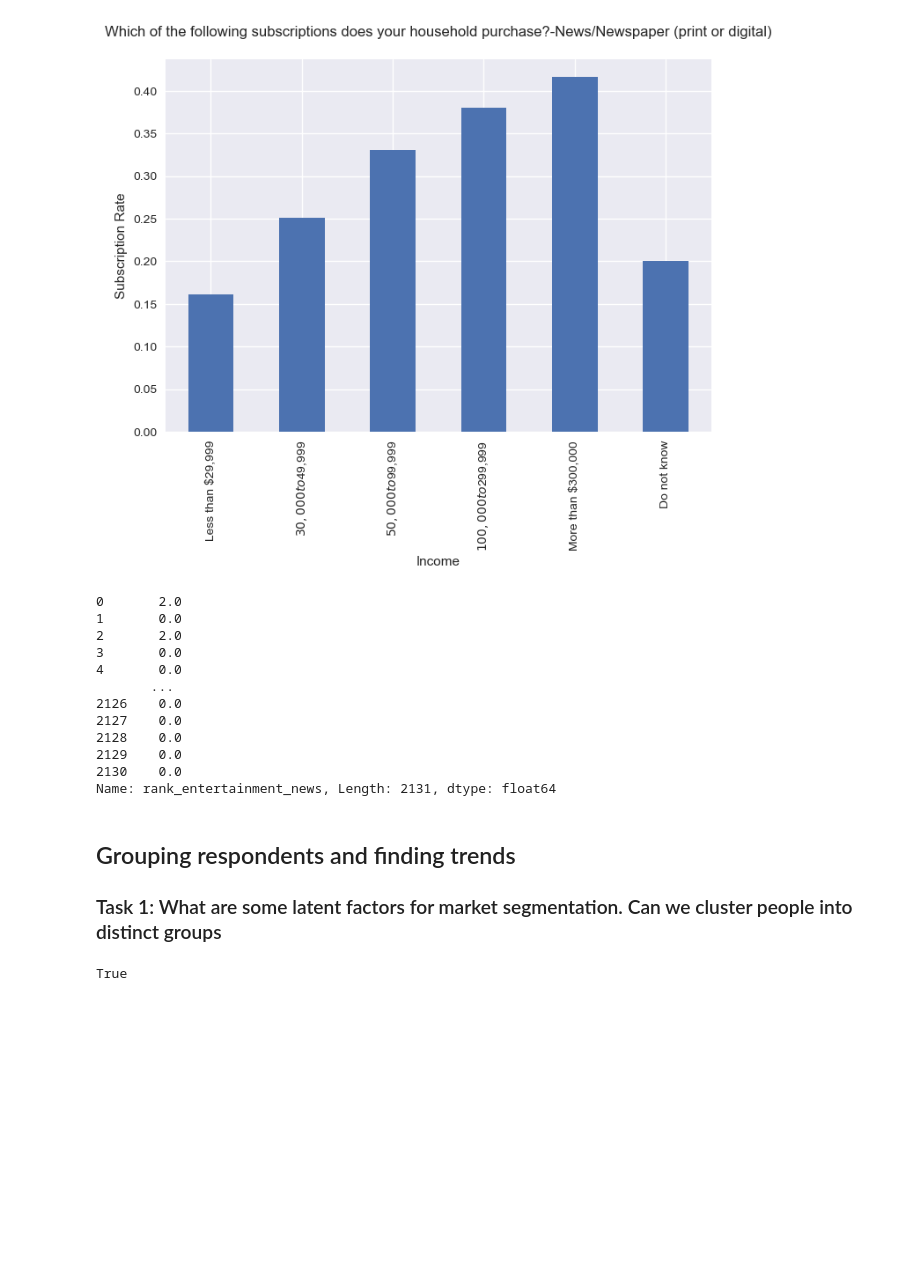
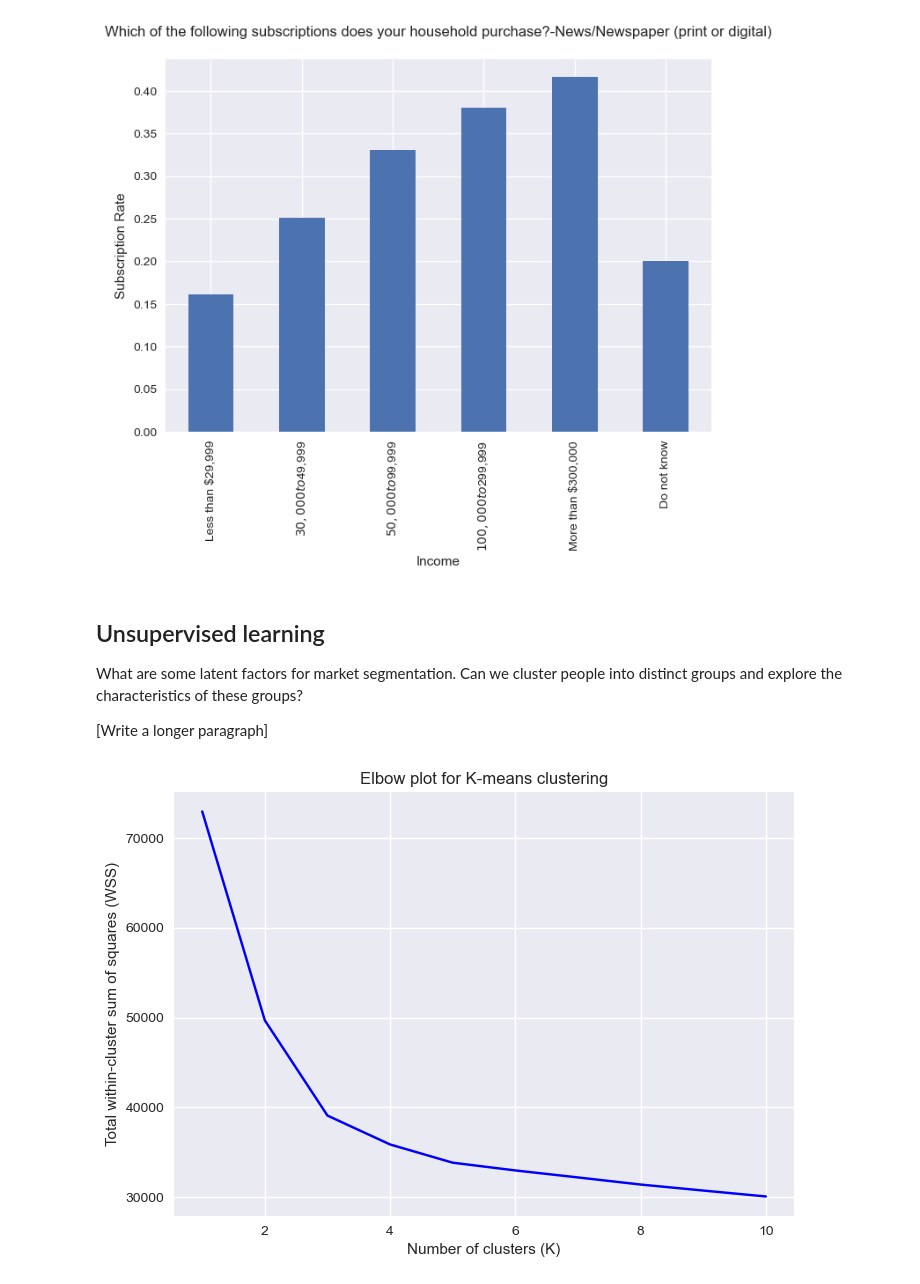
Before and after one commit to abhilashbiswas/customer_segmentation_for_news_outlet, a Jupyter notebook: eda.ipynb, the cells around one changed output. Drawn from its saved outputs; the diff is of its cells as text; code cells hidden in the pictures; blank space fills up the shorter version.

```diff
--- a/eda.ipynb
+++ b/eda.ipynb
@@ -199,25 +197,12 @@ plt.xlabel('Income'); plt.ylabel('Subscription Rate')
 plt.show()
 # %% [output]
 [figure]
-# %%
-df['rank_entertainment_news']
-# %% [output]
-0       2.0
-1       0.0
-2       2.0
-3       0.0
-4       0.0
-       ...
-2126    0.0
-2127    0.0
-2128    0.0
-2129    0.0
-2130    0.0
-Name: rank_entertainment_news, Length: 2131, dtype: float64
 # %% [markdown]
-## Grouping respondents and finding trends
+## Unsupervised learning
 
-### Task 1: What are some latent factors for market segmentation. Can we cluster people into distinct groups
+What are some latent factors for market segmentation. Can we cluster people into distinct groups and explore the characteristics of these groups?
+
+[Write a longer paragraph]
 # %%
 # normalize the age data
 df['age_norm'] = (df.age - df.age.mean()) / df.age.std()
@@ -264,10 +249,29 @@ df['ethnicity'] = df['ethnicity'].map(ethnicity_map)
 
 clustering_vars = (willing_to_pay_vars + demographic_vars + ['ethnicity', 'children'] + [col for col in df.columns if 'plan_to_purchase' in col] +
                    [col for col in df.columns if 'home_entertainment' in col or 'subscriber' in col])
-# %%
-'willing_to_pay_no_ads_news' in df.columns
-# %% [output]
-True
+# %%
+# Make elbow plot to choose K
+
+X = df[clustering_vars]
+
+# Define the range of K values to test
+K_range = range(1, 11)
+
+# Run the K-means algorithm for each value of K
+WSS = []
+for k in K_range:
+    kmeans = KMeans(n_clusters=k)
+    kmeans.fit(X)
+    WSS.append(kmeans.inertia_)
+
+# Plot the elbow plot
+plt.plot(K_range, WSS, 'bx-')
+plt.xlabel('Number of clusters (K)')
+plt.ylabel('Total within-cluster sum of squares (WSS)')
+plt.title('Elbow plot for K-means clustering')
+plt.show()
+# %% [output]
+[figure, added]
 # %%
 from sklearn.cluster import KMeans
 from sklearn.preprocessing import OneHotEncoder
```
Also changed, not shown: parts of 31 cells of this notebook.
